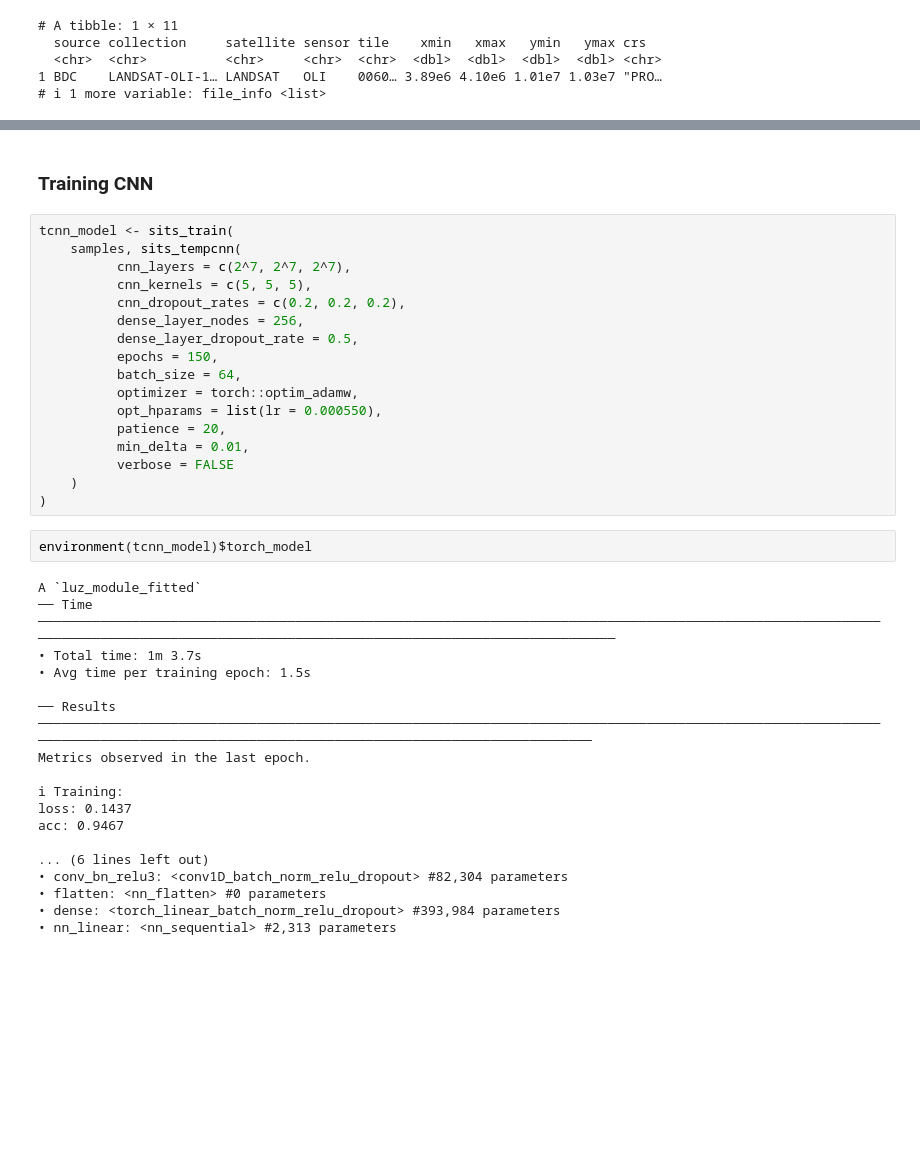
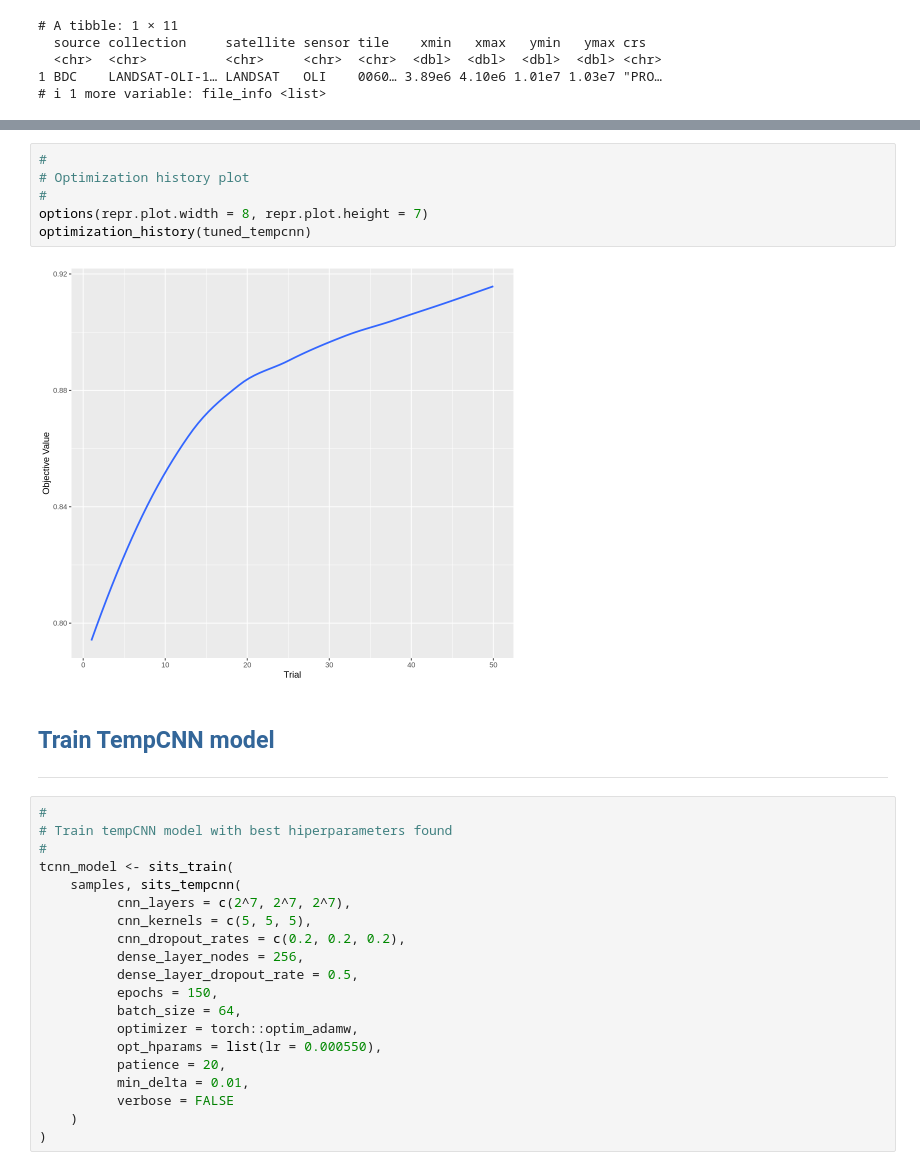
Before and after one commit to OldLipe/attention-vs-convolution-sits, a Jupyter notebook: analysis/rondonia_experiment_pixel-based.ipynb, the cells around one changed output, grey strips where cells are left out. Saved outputs shown, nothing was run; the diff lists cells and outputs as text; blank space fills up the shorter version.

```diff
--- a/analysis/rondonia_experiment_pixel-based.ipynb
+++ b/analysis/rondonia_experiment_pixel-based.ipynb
@@ -205,6 +319,19 @@ tuned_tempcnn <- readRDS("../data/output/RO/tune/tempcnn/tempcnn_ro.rds")
+# %%
+#
+# Optimization history plot
+#
+options(repr.plot.width = 8, repr.plot.height = 7)
+optimization_history(tuned_tempcnn)
+# %% [output]
+[figure, added]
 # %% [markdown]
-### Training CNN
+## <span style="color:#336699">Train TempCNN model</span>
+
+<hr style="border:1px solid #0077b9;">
 # %%
+#
+# Train tempCNN model with best hiperparameters found
+#
 tcnn_model <- sits_train(
     samples, sits_tempcnn(
           cnn_layers = c(2^7, 2^7, 2^7),
@@ -221,23 +348,3 @@ tcnn_model <- sits_train(
           verbose = FALSE
     )
 )
-# %%
-environment(tcnn_model)$torch_model
-# %% [output]
-A `luz_module_fitted`
-── Time ──────────────────────────────────────────────────────────────────────────────────────────────────────────────────────────────────────────────────────────────────────────────────────
-• Total time: 1m 3.7s
-• Avg time per training epoch: 1.5s
-
-── Results ───────────────────────────────────────────────────────────────────────────────────────────────────────────────────────────────────────────────────────────────────────────────────
-Metrics observed in the last epoch.
-
-ℹ Training:
-loss: 0.1437
-acc: 0.9467
-
-... (6 lines left out)
-• conv_bn_relu3: <conv1D_batch_norm_relu_dropout> #82,304 parameters
-• flatten: <nn_flatten> #0 parameters
-• dense: <torch_linear_batch_norm_relu_dropout> #393,984 parameters
-• nn_linear: <nn_sequential> #2,313 parameters
```
Also changed, not shown: parts of 96 cells of this notebook.
